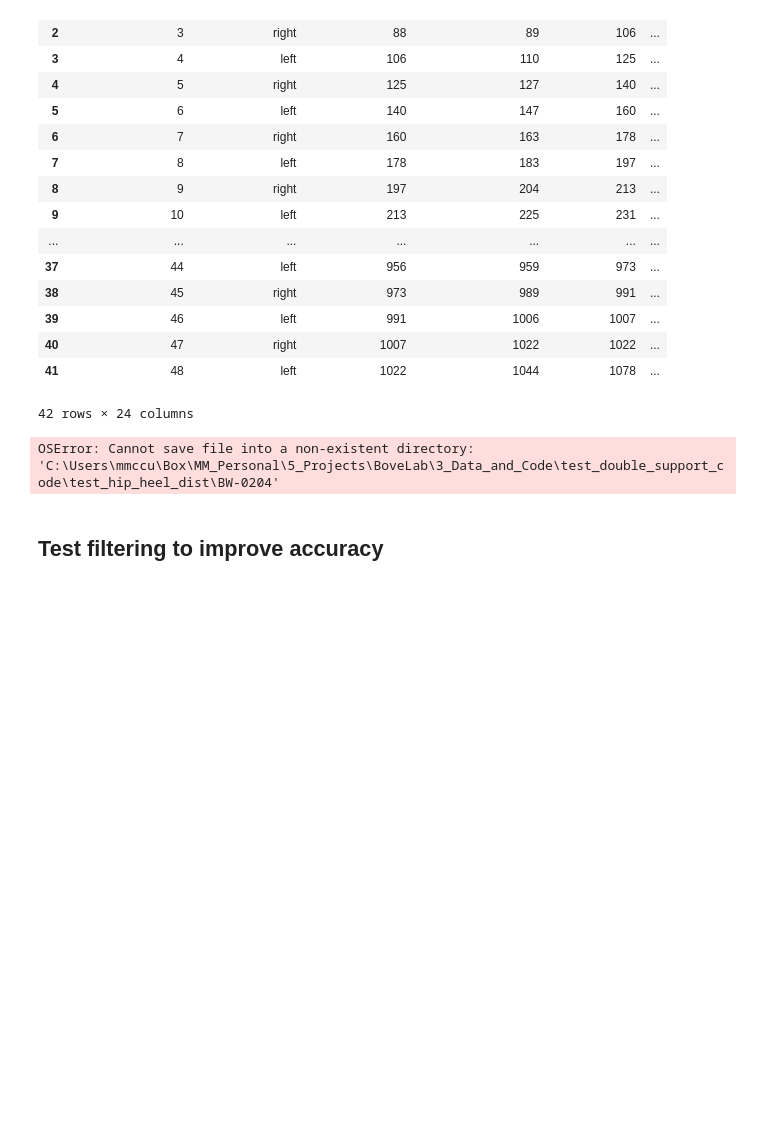
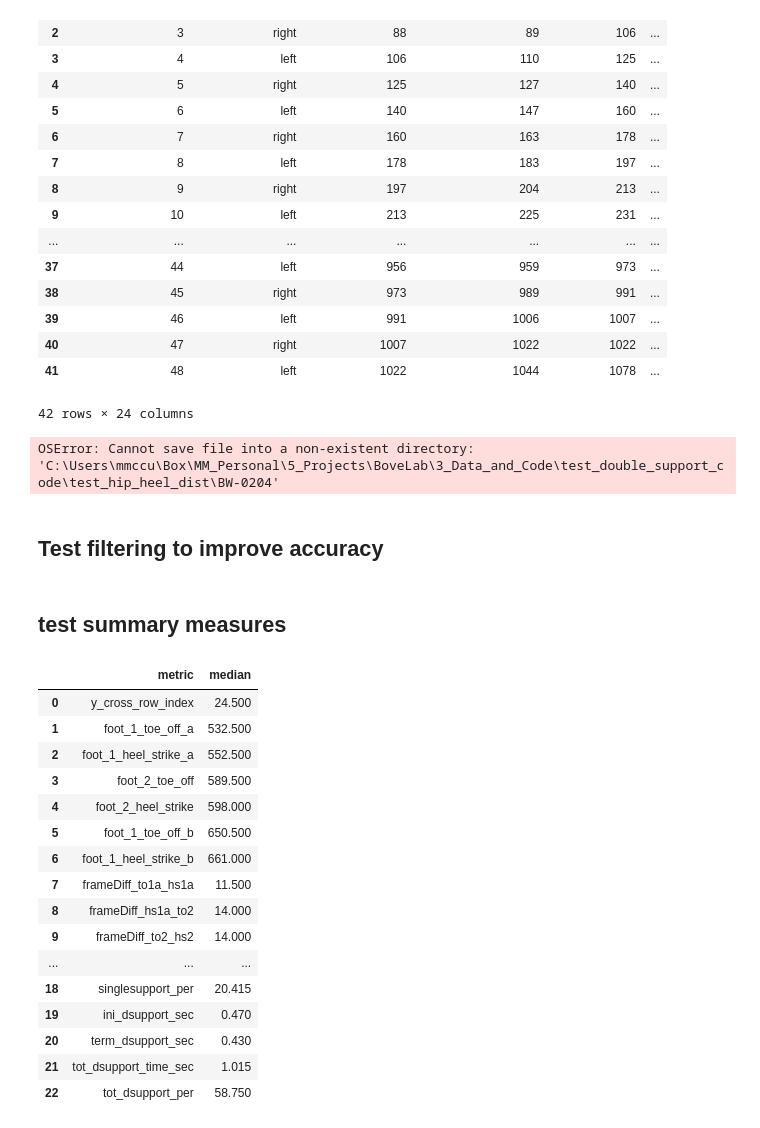
Before and after one commit to UCSF-MSLAB/HomeVideoAnalysis, a Jupyter notebook: megan_sandbox/gait_events/test_hip_heel_dist_2.ipynb, the cells around one changed output. Cells and saved outputs as stored; diff of their text form; code cells hidden in the pictures; blank space fills up the shorter version.

```diff
--- a/megan_sandbox/gait_events/test_hip_heel_dist_2.ipynb
+++ b/megan_sandbox/gait_events/test_hip_heel_dist_2.ipynb
@@ -571,3 +571,28 @@ all_gait_events_df_2['tot_dsupport_per'].mean()
 
 support_shift1 = all_gait_events_df['singlesupport_time_sec'].shift(-1)
 all_gait_events_df = all_gait_events_df.loc[all_gait_events_df['swing_time_sec'] == all_gait_events_df['singlesupport_time_sec'].shift(-1)]
+# %% [markdown]
+## test summary measures
+# %%
+median_df = pd.DataFrame(all_gait_events_df.median(numeric_only = True))
+median_df = median_df.reset_index()
+median_df = median_df.rename(columns = {'index' : 'metric', 0 : 'median'})
+median_df
+# %% [output]
+|  | metric | median |
+| 0 | y_cross_row_index | 24.500 |
+| 1 | foot_1_toe_off_a | 532.500 |
+| 2 | foot_1_heel_strike_a | 552.500 |
+| 3 | foot_2_toe_off | 589.500 |
+| 4 | foot_2_heel_strike | 598.000 |
+| 5 | foot_1_toe_off_b | 650.500 |
+| 6 | foot_1_heel_strike_b | 661.000 |
+| 7 | frameDiff_to1a_hs1a | 11.500 |
+| 8 | frameDiff_hs1a_to2 | 14.000 |
+| 9 | frameDiff_to2_hs2 | 14.000 |
+| ... | ... | ... |
+| 18 | singlesupport_per | 20.415 |
+| 19 | ini_dsupport_sec | 0.470 |
+| 20 | term_dsupport_sec | 0.430 |
+| 21 | tot_dsupport_time_sec | 1.015 |
+| 22 | tot_dsupport_per | 58.750 |
```
Also changed, not shown: parts of 6 cells of this notebook, 1 other file.
